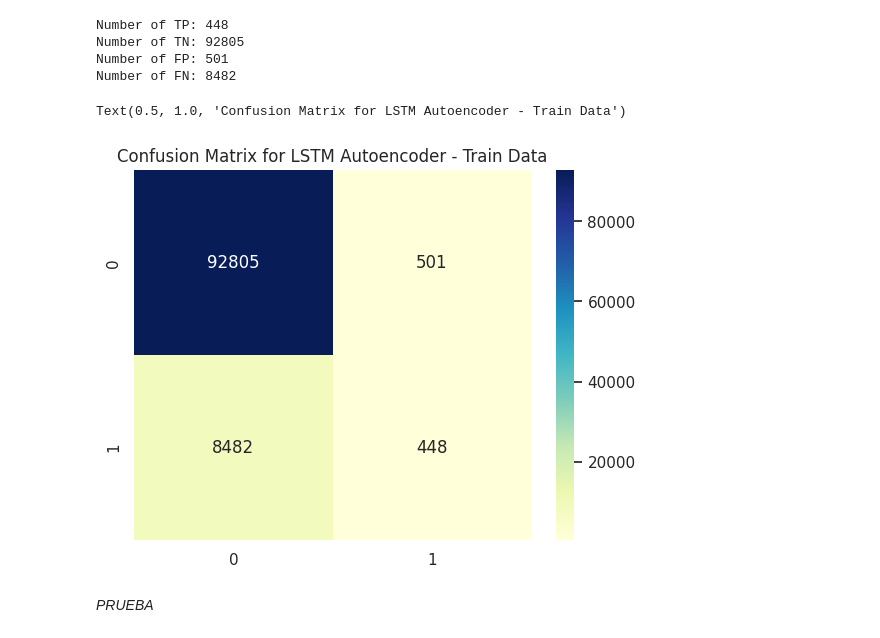
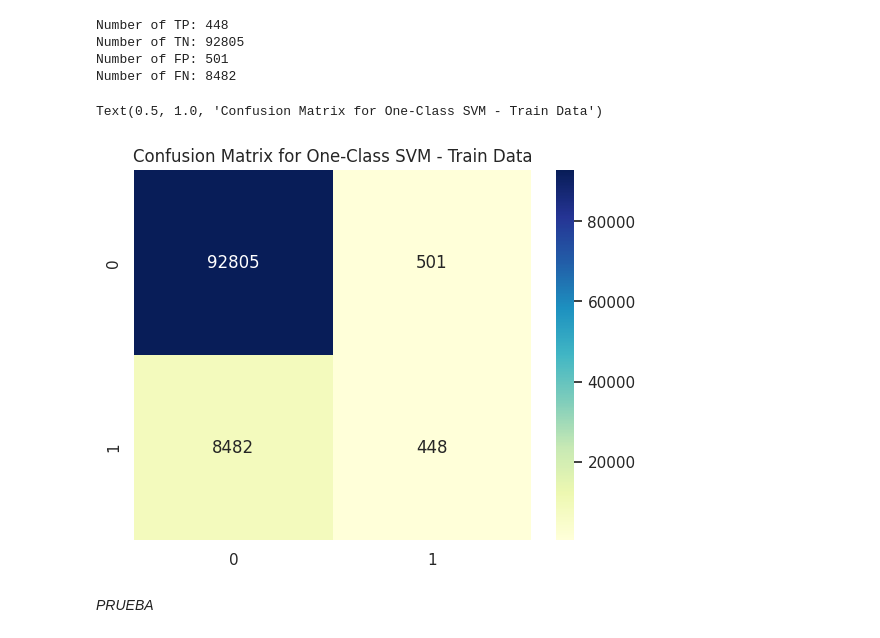
Before and after one commit to santyxd3000/Undergraduate-Project, a Jupyter notebook: Fault_Classification.ipynb, the cells around one changed output. Saved outputs shown, nothing was run; the diff lists cells and outputs as text; code cells hidden in the pictures.

```diff
--- a/Fault_Classification.ipynb
+++ b/Fault_Classification.ipynb
@@ -102,11 +102,11 @@ Number of FN: 8482
 # %%
 cm_train = confusion_matrix(iqr_train, ml_train)
 sns.heatmap(cm_train,annot=True, fmt='g',cmap='YlGnBu')
 # Set the axis labels and title
-plt.title('Confusion Matrix for LSTM Autoencoder - Train Data')
+plt.title('Confusion Matrix for One-Class SVM - Train Data')
 # %% [output]
-Text(0.5, 1.0, 'Confusion Matrix for LSTM Autoencoder - Train Data')
+Text(0.5, 1.0, 'Confusion Matrix for One-Class SVM - Train Data')
-[figure, old version]
+[figure, new version]
 # %% [markdown]
 *PRUEBA*
 # %%
```
Also changed, not shown: parts of 6 cells of this notebook.
